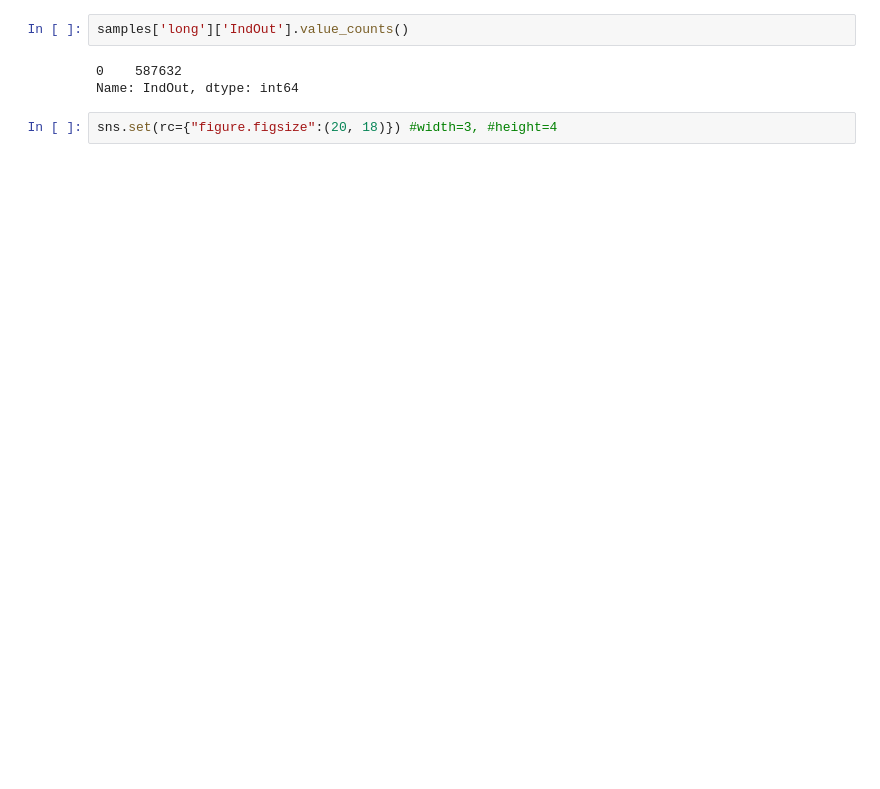
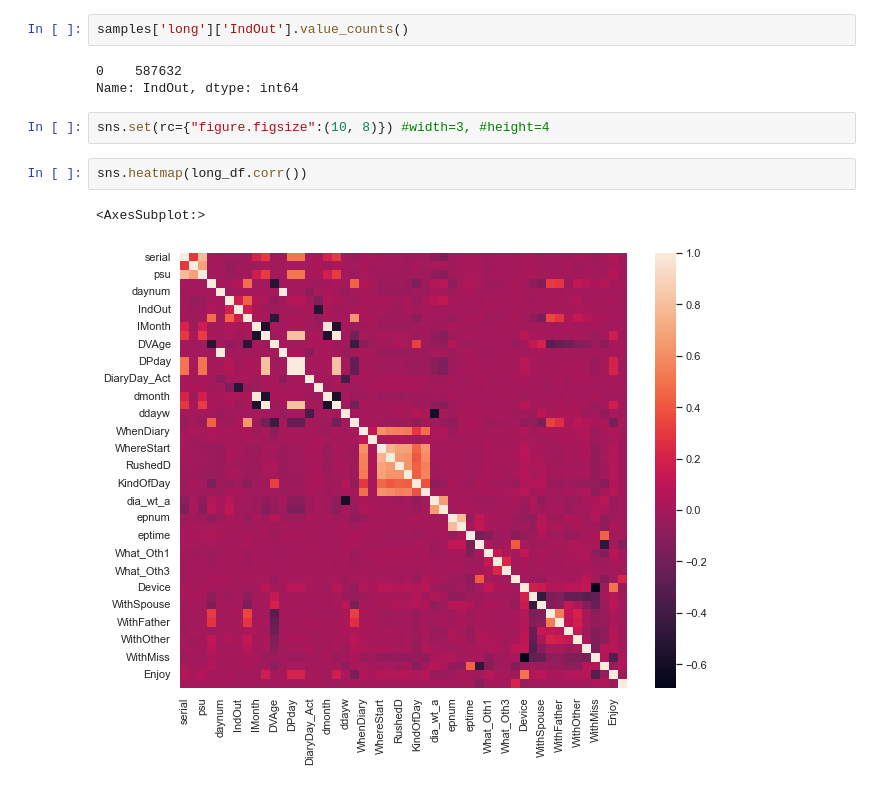
Before and after one commit to roshan-pandey/synthetic-data-gen, a Jupyter notebook: src/synth-data-svd.ipynb, the cells around one changed output. Drawn from its saved outputs; the diff is of its cells as text; blank space fills up the shorter version.

```diff
--- a/src/synth-data-svd.ipynb
+++ b/src/synth-data-svd.ipynb
@@ -127,6 +152,11 @@ samples['long']['IndOut'].value_counts()
 0    587632
 Name: IndOut, dtype: int64
 # %%
-sns.set(rc={"figure.figsize":(20, 18)}) #width=3, #height=4
+sns.set(rc={"figure.figsize":(10, 8)}) #width=3, #height=4
+# %%
+sns.heatmap(long_df.corr())
+# %% [output]
+<AxesSubplot:>
+[figure, added]
 # %%
 # data_enc synth
```
Also changed, not shown: parts of 21 cells of this notebook, 15 other files.
